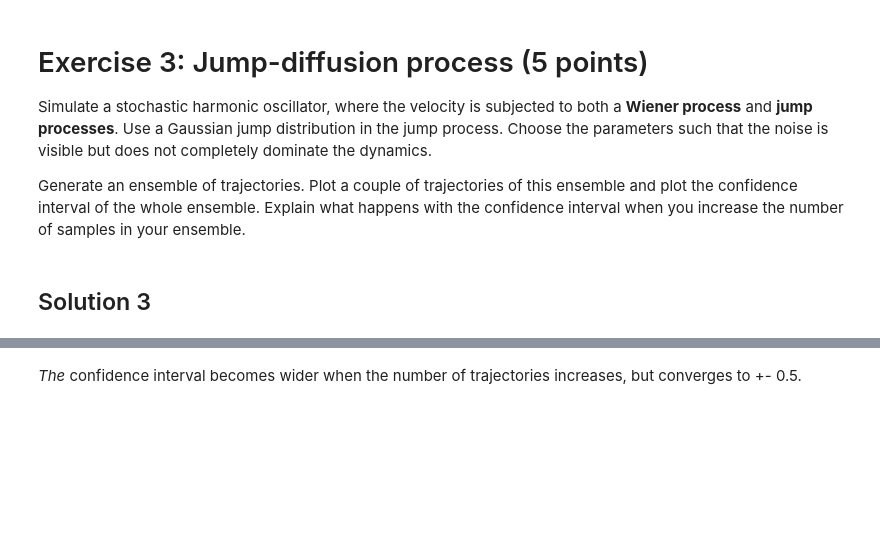
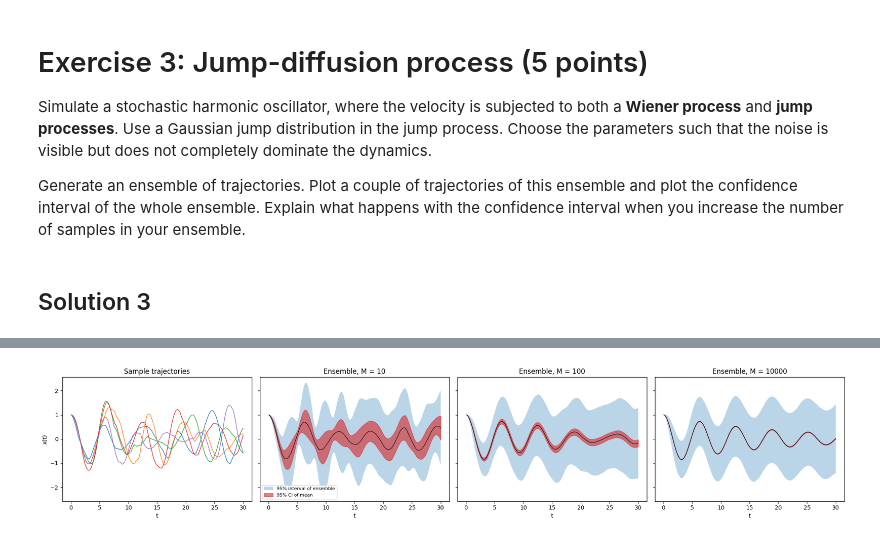
Before and after one commit to TejasDharmale/complex-adaptive-systems, a Jupyter notebook: CAS_assignment_4.ipynb, the cells around one changed output, grey strips where cells are left out. Cells and saved outputs as stored; diff of their text form; code cells hidden in the pictures; blank space fills up the shorter version.

```diff
--- a/CAS_assignment_4.ipynb
+++ b/CAS_assignment_4.ipynb
@@ -181,2 +165,0 @@ plt.show()
-# %% [markdown]
-*The* confidence interval becomes wider when the number of trajectories increases, but converges to +- 0.5.
@@ -190,0 +166,42 @@ plt.show()
+# %%
+T, N = 30.0, 3000
+dt = T / N
+t = jnp.linspace(0, T, N + 1)
+omega, gamma, sigma, lam, jump_sigma = 1.0, 0.1, 0.15, 1.0, 0.3
+
+
+def simulate(key, M):
+    """dv = (-omega^2 x - gamma v) dt + sigma dW + dJ,  dx = v dt  (semi-implicit Euler)"""
+    k1, k2, k3 = jr.split(key, 3)
+    dW = jnp.sqrt(dt) * jr.normal(k1, (N, M))
+    dJ = jump_sigma * jnp.sqrt(jr.poisson(k2, lam * dt, (N, M))) * jr.normal(k3, (N, M))
+
+    def step(state, inp):
+        x, v = state
+        v = v + (-omega**2 * x - gamma * v) * dt + sigma * inp[0] + inp[1]
+        x = x + v * dt
+        return (x, v), x
+
+    _, xs = jax.lax.scan(step, (jnp.ones(M), jnp.zeros(M)), (dW, dJ))
+    return jnp.vstack([jnp.ones((1, M)), xs]).T   # shape (M, N+1)
+
+
+fig, axes = plt.subplots(1, 4, figsize=(20, 4), sharey=True)
+X = simulate(jr.PRNGKey(0), 5)
+for x in X:
+    axes[0].plot(t, x, lw=1)
+axes[0].set(title="Sample trajectories", xlabel="t", ylabel="x(t)")
+
+for ax, M in zip(axes[1:], [10, 100, 10000]):
+    X = simulate(jr.PRNGKey(M), M)
+    m, s = X.mean(0), X.std(0)
+    ax.fill_between(t, m - 1.96 * s, m + 1.96 * s, alpha=0.3, label="95% interval of ensemble")
+    ax.fill_between(t, m - 1.96 * s / M**0.5, m + 1.96 * s / M**0.5, color="C3",
+                    alpha=0.6, label="95% CI of mean")
+    ax.plot(t, m, "k", lw=0.8)
+    ax.set(title=f"Ensemble, M = {M}", xlabel="t")
+axes[1].legend(fontsize=8, loc="lower left")
+plt.tight_layout()
+plt.show()
+# %% [output]
+[figure, added]
```
Also changed, not shown: parts of 8 cells of this notebook.
